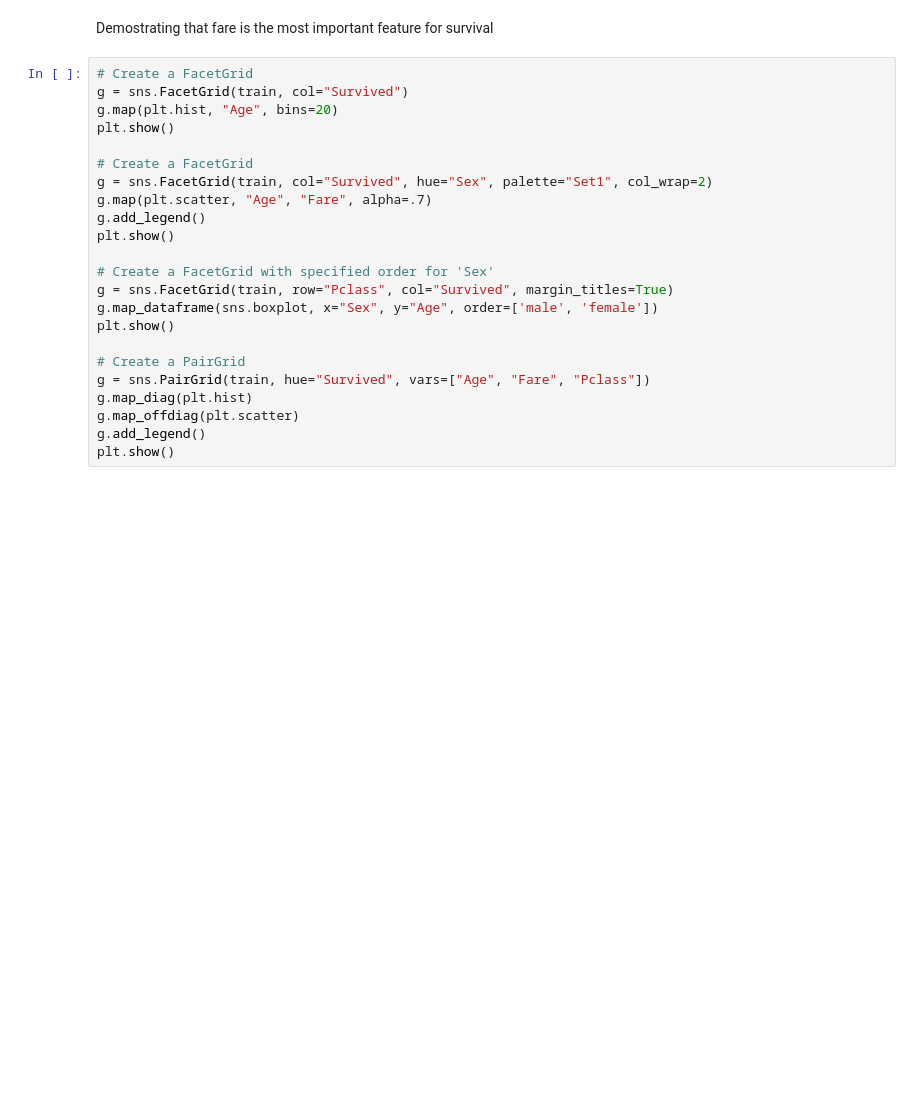
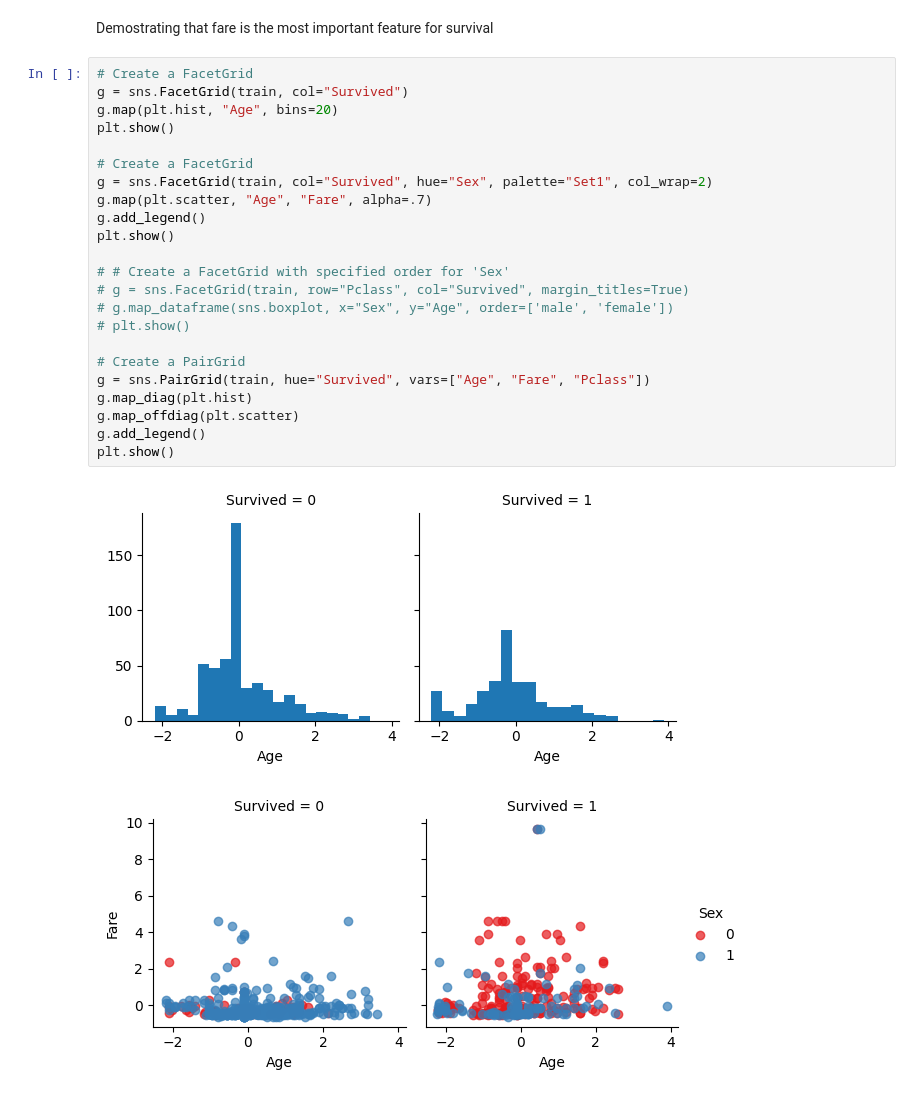
Before and after one commit to kyle-kyhu/dsml_capstone, a Jupyter notebook: titanic_analysis.ipynb, the cells around one changed output. Drawn from its saved outputs; the diff is of its cells as text; blank space fills up the shorter version.

```diff
--- a/titanic_analysis.ipynb
+++ b/titanic_analysis.ipynb
@@ -228,23 +388,26 @@ Demostrating that fare is the most important feature for survival
 # %%
 # Create a FacetGrid
 g = sns.FacetGrid(train, col="Survived")
 g.map(plt.hist, "Age", bins=20)
 plt.show()
 
 # Create a FacetGrid
 g = sns.FacetGrid(train, col="Survived", hue="Sex", palette="Set1", col_wrap=2)
 g.map(plt.scatter, "Age", "Fare", alpha=.7)
 g.add_legend()
 plt.show()
 
-# Create a FacetGrid with specified order for 'Sex'
-g = sns.FacetGrid(train, row="Pclass", col="Survived", margin_titles=True)
-g.map_dataframe(sns.boxplot, x="Sex", y="Age", order=['male', 'female'])
-plt.show()
+# # Create a FacetGrid with specified order for 'Sex'
+# g = sns.FacetGrid(train, row="Pclass", col="Survived", margin_titles=True)
+# g.map_dataframe(sns.boxplot, x="Sex", y="Age", order=['male', 'female'])
+# plt.show()
 
 # Create a PairGrid
 g = sns.PairGrid(train, hue="Survived", vars=["Age", "Fare", "Pclass"])
 g.map_diag(plt.hist)
 g.map_offdiag(plt.scatter)
 g.add_legend()
 plt.show()
+# %% [output]
+[figure, added]
+[figure, added]
```
Also changed, not shown: parts of 29 cells of this notebook.
